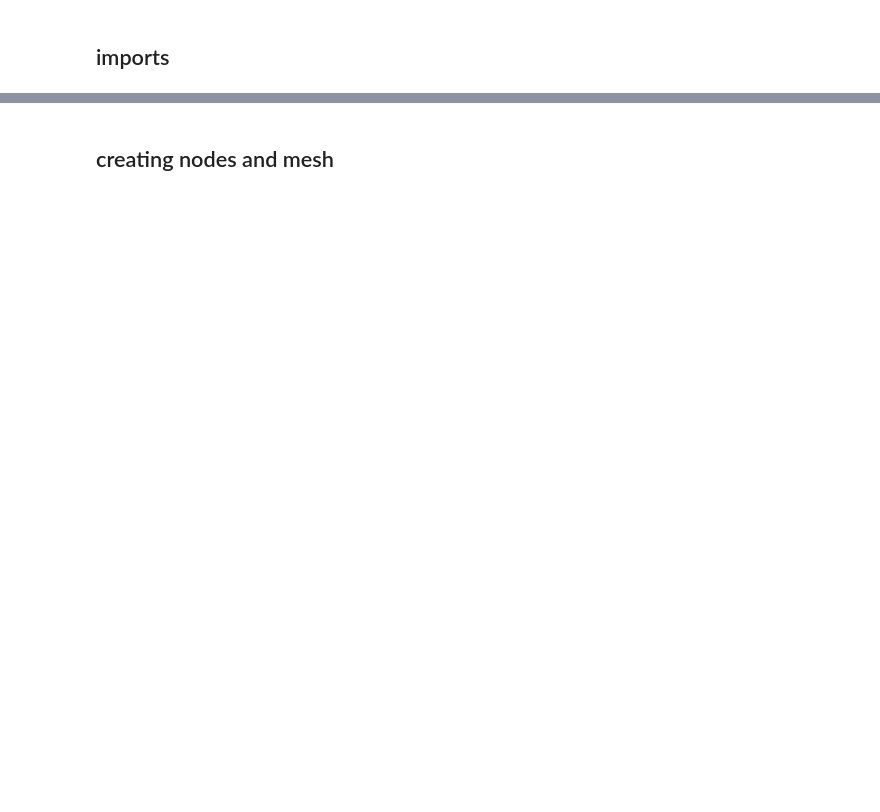
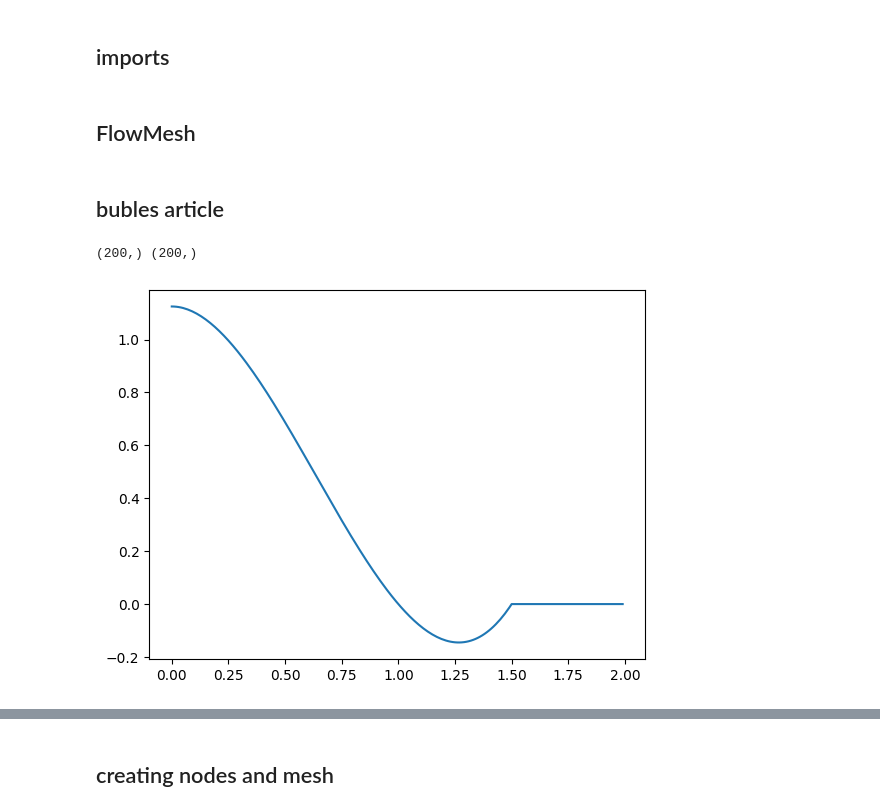
Before and after one commit to ravilkooo/ContactlessPlaneTesting, a Jupyter notebook: ravil/creating_mesh.ipynb, the cells around one changed output, grey strips where cells are left out. Cells and saved outputs as stored; diff of their text form; code cells hidden in the pictures; blank space fills up the shorter version.

Commit message:
simple mesh and dat-file reader

```diff
--- a/ravil/creating_mesh.ipynb
+++ b/ravil/creating_mesh.ipynb
@@ -12,3 +12,20 @@ import meshpy.triangle as tri
 import matplotlib.pyplot as plt
 from skimage import io
 from skimage.measure import find_contours
+# %% [markdown]
+## FlowMesh
+# %% [markdown]
+## bubles article
+# %%
+def f(w):
+    k_0 = 1
+    res = np.zeros_like(w)
+    print(w.shape, res.shape)
+    res[w <= 1.5] = k_0 * (1.25*w[w <= 1.5]**3 - 2.375*w[w <= 1.5]**2 + 1.125)
+    return res
+# %%
+plt.plot(np.arange(0,2,0.01), f(np.arange(0,2,0.01)))
+plt.show()
+# %% [output]
+(200,) (200,)
+[figure, added]
```
Also changed, not shown: parts of 40 cells of this notebook, 1 other file.
